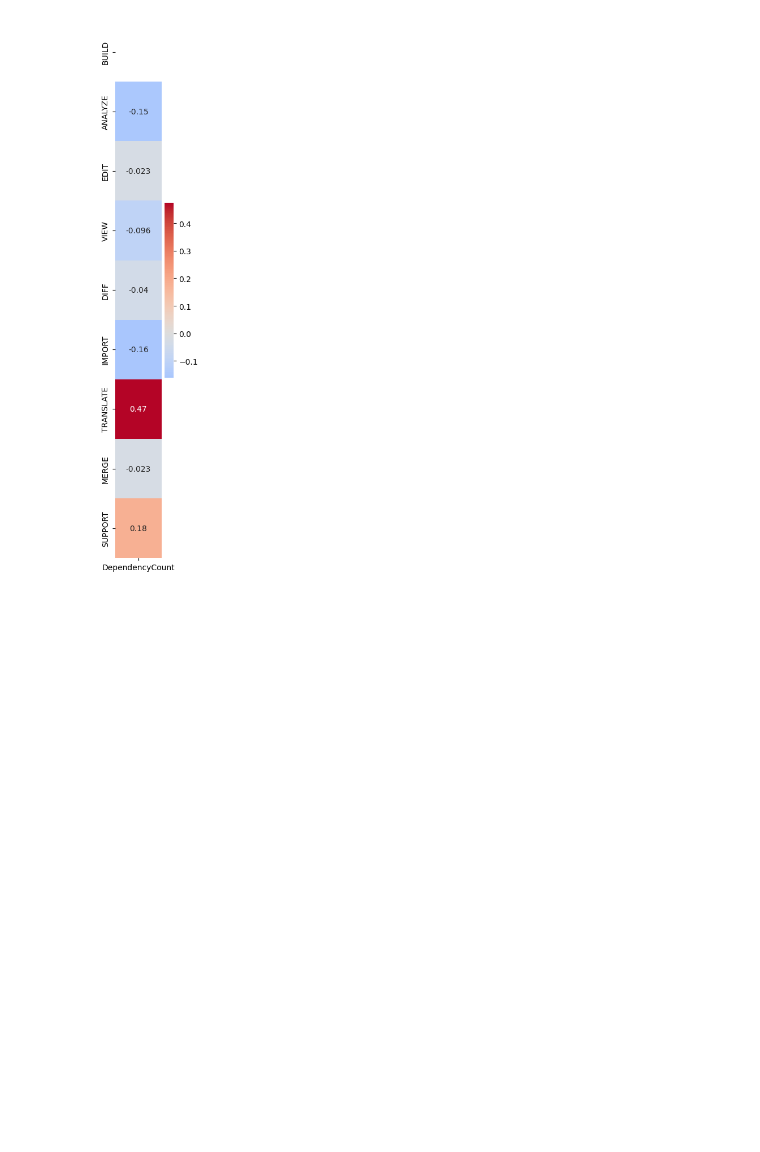
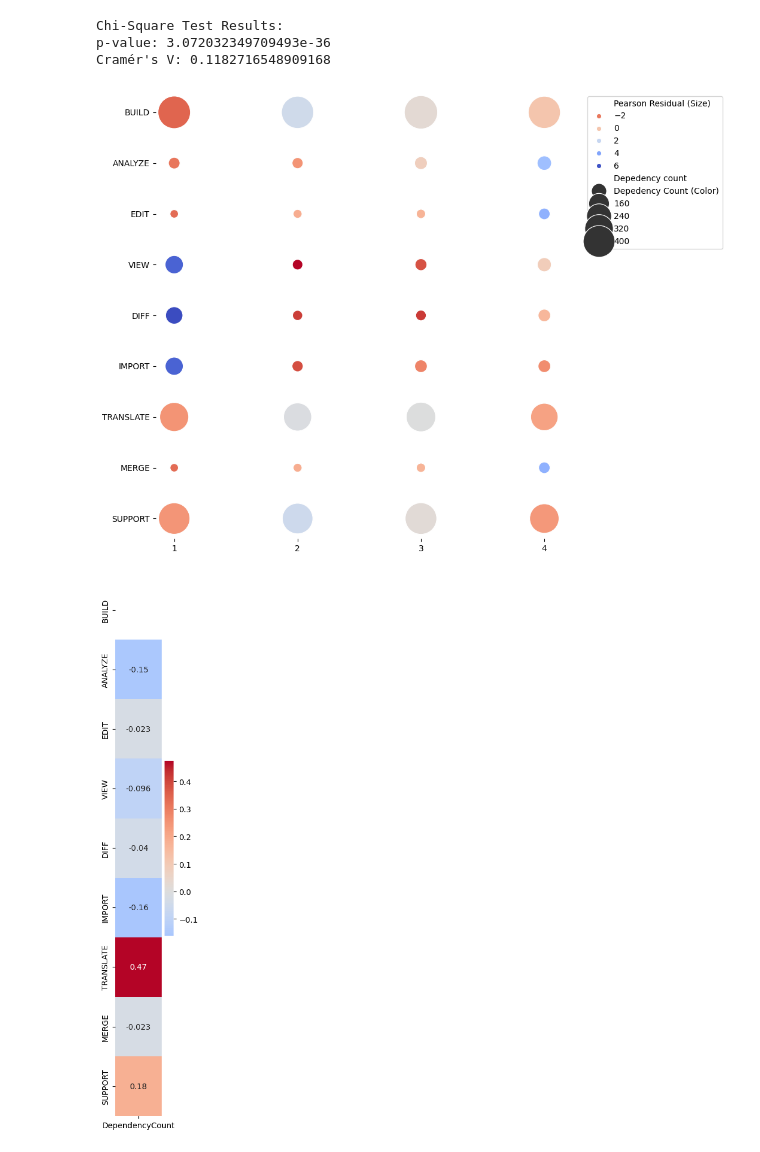
Before and after one commit to SAILResearch/wip-24-ali-sbom-emse, a Jupyter notebook: RQ4-project/analysis.ipynb, the cells around one changed output. Saved outputs shown, nothing was run; the diff lists cells and outputs as text; code cells hidden in the pictures; blank space fills up the shorter version.

```diff
--- a/RQ4-project/analysis.ipynb
+++ b/RQ4-project/analysis.ipynb
@@ -76,23 +76,33 @@ df_project = pd.read_csv('all_projects.csv')
 df_project.drop_duplicates(subset=['repo_link'], inplace=True)
 print(f'There are {df_project.shape[0]} unique projects.')
 df_project = df_project[df_project['created_at'].notna()]
+unique_tool_count = df_project['tool_link'].nunique()
+print(f'There are {unique_tool_count} unique tools.')
 df_project['ContributorCommitRatio'] = df_project['contributor_count'] / df_project['commit_count']
-df_project = df_project[['tool_used', 'ContributorCommitRatio']]
+df_project = df_project[['tool_link', 'ContributorCommitRatio']]
 
 # Read and preprocess the tool data
 with pd.ExcelFile('../RQ1-usecases/sbom_tools.xlsx') as excel_file:
-    df_tool = pd.read_excel(excel_file, sheet_name='final')
     df_spdx = pd.read_excel(excel_file, sheet_name='SPDXAll')
     df_cdx = pd.read_excel(excel_file, sheet_name='CycloneDXAll')
     df_tool_repo = pd.concat([df_spdx, df_cdx], ignore_index=True)
-    df_tool_repo.drop_duplicates(subset=['Name'], inplace=True)
-    df_tool_repo = df_tool_repo[df_tool_repo['Repo URL'].notna()]
-    df_tool_repo = df_tool_repo[df_tool_repo['Repo URL'].str.contains('github.com')]
-    df_tool_repo['tool_used'] = df_tool_repo['Repo URL'].map(lambda x: x.split('/')[-1])
-    df_tool = df_tool.merge(df_tool_repo, on='Name')
+    df_tool_repo.drop_duplicates(subset=['Repo URL'], inplace=True)
+    # df_tool_repo = df_tool_repo[df_tool_repo['Repo URL'].notna()]
+    # df_tool_repo = df_tool_repo[df_tool_repo['Repo URL'].str.contains('github.com')]
+    # df_tool_repo['tool_used'] = df_tool_repo['Repo URL'].map(lambda x: x.split('/')[-1])
+    # print(set(df_project['tool_used']) - set(df_tool_repo['tool_used']))
+    df_tool = pd.read_excel(excel_file, sheet_name='final')
+    df_tool = df_tool_repo.merge(df_tool, on='Name', how='left')
+    # print(len(df_tool))
+    # unique_tool_count = df_tool['Repo URL'].nunique()
+    # print(f'There are {unique_tool_count} unique tools.')
+# print(set(df_project['tool_link']) - set(df_tool['Repo URL']))
+# print(set(df_tool['Repo URL']) - set(df_project['tool_link']))
 
-df_project = df_project.merge(df_tool, on='tool_used')
+df_project = df_project.merge(df_tool, left_on='tool_link', right_on='Repo URL')
+unique_tool_count = df_project['tool_link'].nunique()
 
+print(f'There are {unique_tool_count} unique tools.')
 SBOM_operations = ['BUILD', 'ANALYZE', 'EDIT', 'VIEW', 'DIFF', 'IMPORT', 'TRANSLATE', 'MERGE', 'SUPPORT']
 quantitative_metrics = ['ContributorCommitRatio']
 
@@ -134,35 +144,35 @@ scatter_data = pd.DataFrame({
     'Depedency count': count_data.values.flatten()
 })
 
-# # Plot scatter heatmap with narrower columns
-# plt.figure(figsize=(8, 8))  # Increased figure size
-# scatter = sns.scatterplot(
-#     data=scatter_data,
-#     x='Quartile',
-#     y='SBOM_operation',
-#     hue='Pearson residual',
-#     size='Depedency count',
-#     palette='coolwarm_r',
-#     sizes=(100, 1600),  # Adjusted size range to reduce overlap
-#     legend='brief'
-# )
+# Plot scatter heatmap with narrower columns
+plt.figure(figsize=(8, 8))  # Increased figure size
+scatter = sns.scatterplot(
+    data=scatter_data,
+    x='Quartile',
+    y='SBOM_operation',
+    hue='Pearson residual',
+    size='Depedency count',
+    palette='coolwarm_r',
+    sizes=(100, 1600),  # Adjusted size range to reduce overlap
+    legend='brief'
+)
 
-# # Add titles and labels
-# plt.xlabel('')
-# plt.ylabel('')
+# Add titles and labels
+plt.xlabel('')
+plt.ylabel('')
 
-# # Adjust the aspect ratio to make columns narrower
-# sns.despine(left=True, bottom=True)
-# plt.tight_layout()
+# Adjust the aspect ratio to make columns narrower
+sns.despine(left=True, bottom=True)
+plt.tight_layout()
 
-# # Modify legend text and place it outside the plot
-# handles, labels = scatter.get_legend_handles_labels()
-# labels[0] = 'Pearson Residual (Size)'
-# labels[7] = 'Depedency Count (Color)'
-# plt.legend(handles=handles, labels=labels, bbox_to_anchor=(1.05, 1), loc='upper left')
+# Modify legend text and place it outside the plot
+handles, labels = scatter.get_legend_handles_labels()
+labels[0] = 'Pearson Residual (Size)'
+labels[7] = 'Depedency Count (Color)'
+plt.legend(handles=handles, labels=labels, bbox_to_anchor=(1.05, 1), loc='upper left')
 
 # plt.savefig("scatter_heatmap_SBOM_operations_quartiles.pdf", format='pdf', bbox_inches='tight')
-# plt.show()
+plt.show()
 
 # scatter_data.groupby('SBOM_operation')[['Depedency count']].sum().reset_index().sort_values('Depedency count', ascending=False)
 scatter_data.to_csv('contributor_commit_ratio.csv', index=False)
@@ -174,3 +183,7 @@ Cramér's V: 0.10525968915396965
+Chi-Square Test Results:
+p-value: 3.072032349709493e-36
+Cramér's V: 0.1182716548909168
+[figure, added]
 # %%
 import pandas as pd
 
```
Also changed, not shown: parts of 1 cell of this notebook, 1 other file.
